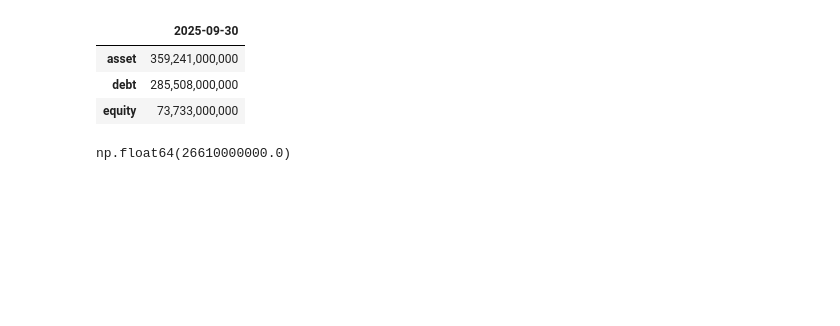
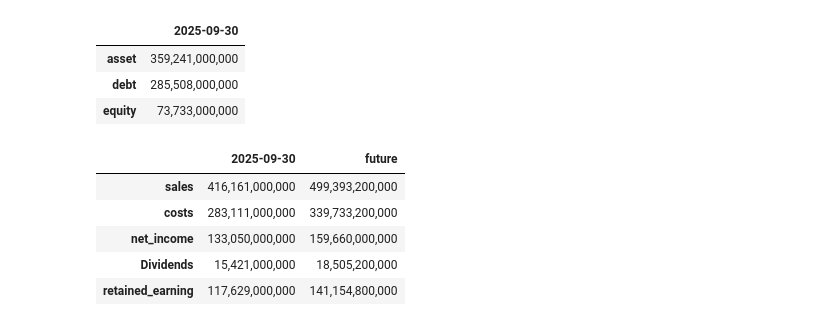
Before and after one commit to west31-d/ross-financial-management-python, a Jupyter notebook: Part2_financial statements and long term financial plan/chap4_long-term financial planning and growth.ipynb, the cells around one changed output. Cells and saved outputs as stored; diff of their text form; code cells hidden in the pictures; blank space fills up the shorter version.

```diff
--- a/Part2_financial statements and long term financial plan/chap4_long-term financial planning and growth.ipynb
+++ b/Part2_financial statements and long term financial plan/chap4_long-term financial planning and growth.ipynb
@@ -62,21 +70,32 @@ simple_balance_sheet.T
 # %%
 #Make Target income statement, the aim is 20%
 aim = 0.2
 
 future_sales = sales["2025-09-30"] * (1+aim)
 future_costs = costs["2025-09-30"] * (1+aim)
 future_net_income = future_sales - future_costs
+future_dividends = dividends["2025-09-30"] *(1+aim)
+future_retained_earn = retained_earning["2025-09-30"]*(1+aim)
 
 future_income_stmt = pd.DataFrame({
     "sales": future_sales,
     "costs" : future_costs,
-    "net_income" : future_net_income
+    "net_income" : future_net_income,
+    "Dividends" : future_dividends,
+    "retained_earning" : future_retained_earn
 }, index = ["future"])
 
 
 income_stmt_result = pd.concat([simple_income_stmt, future_income_stmt])
+
+income_stmt_result.T
 # %% [output]
-np.float64(26610000000.0)
+|  | 2025-09-30 | future |
+| sales | 416,161,000,000 | 499,393,200,000 |
+| costs | 283,111,000,000 | 339,733,200,000 |
+| net_income | 133,050,000,000 | 159,660,000,000 |
+| Dividends | 15,421,000,000 | 18,505,200,000 |
+| retained_earning | 117,629,000,000 | 141,154,800,000 |
 # %%
 #Make Target Balance Sheet, the aim is 20%
 
```
Also changed, not shown: parts of 8 cells of this notebook.
